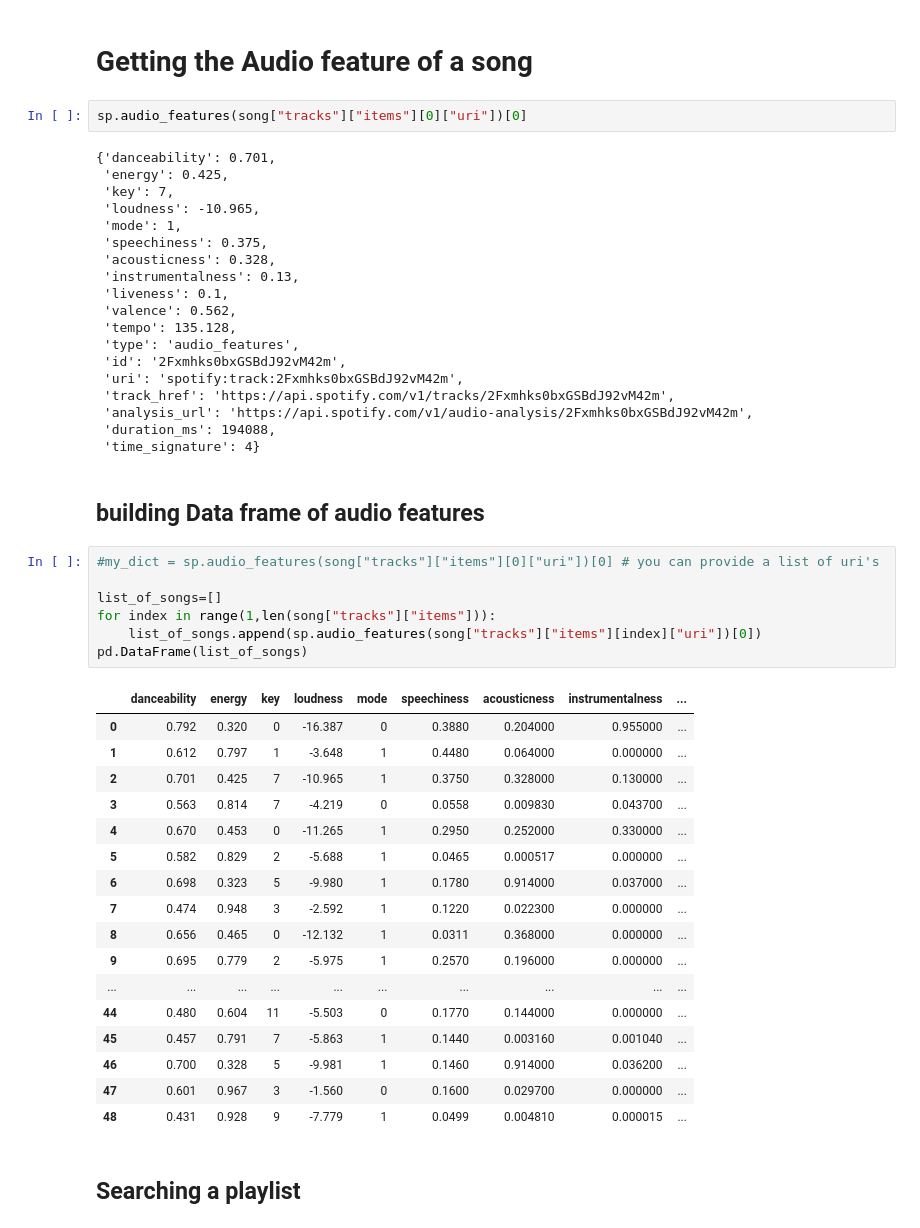
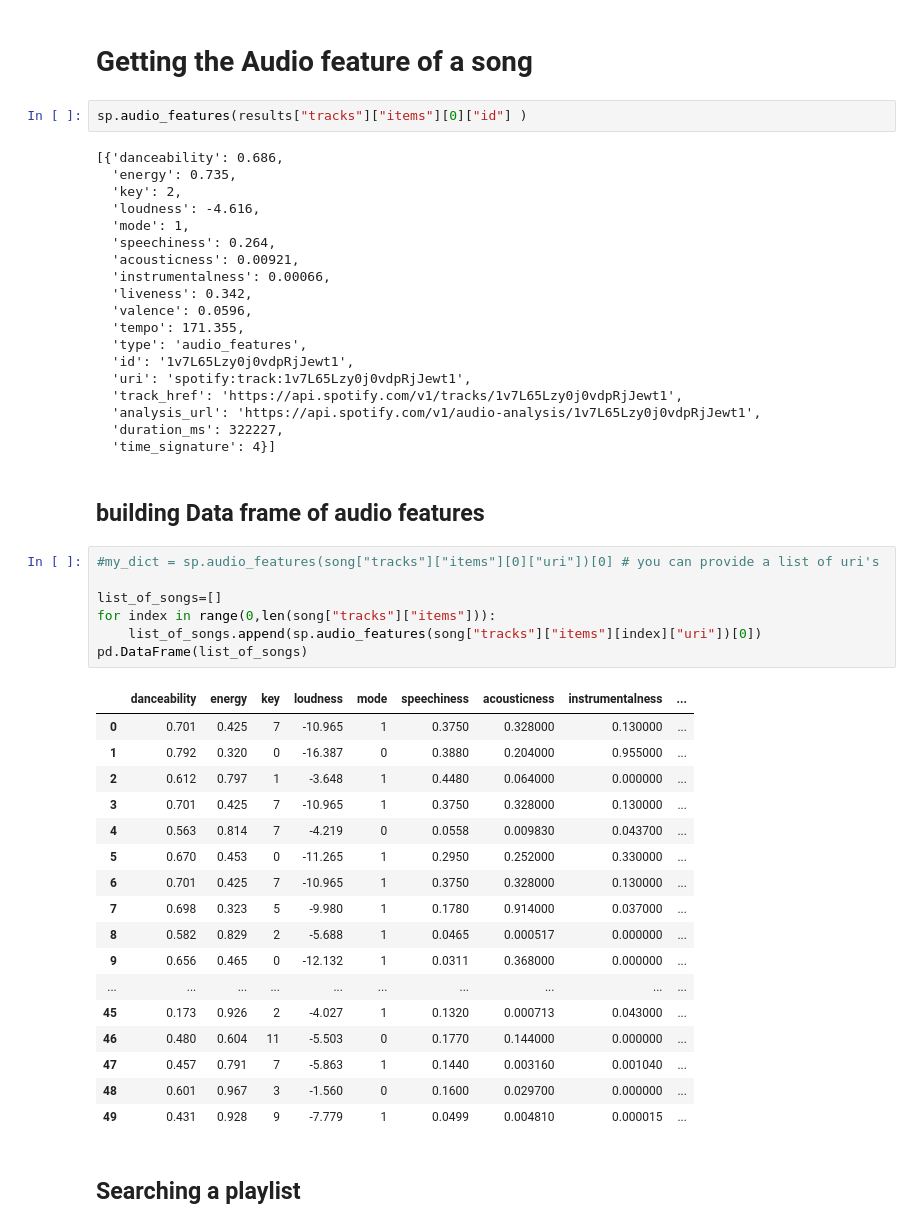
Before and after one commit to tunjaynasibli/IH_RH_DA_FT_JAN_2022, a Jupyter notebook: Class_Materials/Web_Scraping/Notebook_Code_Along_Spotify_Structure.ipynb, the cells around one changed output. Drawn from its saved outputs; the diff is of its cells as text.

```diff
--- a/Class_Materials/Web_Scraping/Notebook_Code_Along_Spotify_Structure.ipynb
+++ b/Class_Materials/Web_Scraping/Notebook_Code_Along_Spotify_Structure.ipynb
@@ -267,53 +267,53 @@ results["tracks"]["items"][0]["uri"] # Basically ID
 # %% [markdown]
 # Getting the Audio feature of a song
 # %%
-sp.audio_features(song["tracks"]["items"][0]["uri"])[0]
+sp.audio_features(results["tracks"]["items"][0]["id"] )
 # %% [output]
-{'danceability': 0.701,
- 'energy': 0.425,
- 'key': 7,
- 'loudness': -10.965,
- 'mode': 1,
- 'speechiness': 0.375,
- 'acousticness': 0.328,
- 'instrumentalness': 0.13,
- 'liveness': 0.1,
- 'valence': 0.562,
- 'tempo': 135.128,
- 'type': 'audio_features',
- 'id': '2Fxmhks0bxGSBdJ92vM42m',
- 'uri': 'spotify:track:2Fxmhks0bxGSBdJ92vM42m',
- 'track_href': 'https://api.spotify.com/v1/tracks/2Fxmhks0bxGSBdJ92vM42m',
- 'analysis_url': 'https://api.spotify.com/v1/audio-analysis/2Fxmhks0bxGSBdJ92vM42m',
- 'duration_ms': 194088,
- 'time_signature': 4}
+[{'danceability': 0.686,
+  'energy': 0.735,
+  'key': 2,
+  'loudness': -4.616,
+  'mode': 1,
+  'speechiness': 0.264,
+  'acousticness': 0.00921,
+  'instrumentalness': 0.00066,
+  'liveness': 0.342,
+  'valence': 0.0596,
+  'tempo': 171.355,
+  'type': 'audio_features',
+  'id': '1v7L65Lzy0j0vdpRjJewt1',
+  'uri': 'spotify:track:1v7L65Lzy0j0vdpRjJewt1',
+  'track_href': 'https://api.spotify.com/v1/tracks/1v7L65Lzy0j0vdpRjJewt1',
+  'analysis_url': 'https://api.spotify.com/v1/audio-analysis/1v7L65Lzy0j0vdpRjJewt1',
+  'duration_ms': 322227,
+  'time_signature': 4}]
 # %% [markdown]
 ## building Data frame of audio features
 # %%
 #my_dict = sp.audio_features(song["tracks"]["items"][0]["uri"])[0] # you can provide a list of uri's
 
 list_of_songs=[]
-for index in range(1,len(song["tracks"]["items"])):
+for index in range(0,len(song["tracks"]["items"])):
     list_of_songs.append(sp.audio_features(song["tracks"]["items"][index]["uri"])[0])
 pd.DataFrame(list_of_songs)
 # %% [output]
 |  | danceability | energy | key | loudness | mode | speechiness | acousticness | instrumentalness | ... |
-| 0 | 0.792 | 0.320 | 0 | -16.387 | 0 | 0.3880 | 0.204000 | 0.955000 | ... |
-| 1 | 0.612 | 0.797 | 1 | -3.648 | 1 | 0.4480 | 0.064000 | 0.000000 | ... |
-| 2 | 0.701 | 0.425 | 7 | -10.965 | 1 | 0.3750 | 0.328000 | 0.130000 | ... |
-| 3 | 0.563 | 0.814 | 7 | -4.219 | 0 | 0.0558 | 0.009830 | 0.043700 | ... |
-| 4 | 0.670 | 0.453 | 0 | -11.265 | 1 | 0.2950 | 0.252000 | 0.330000 | ... |
-| 5 | 0.582 | 0.829 | 2 | -5.688 | 1 | 0.0465 | 0.000517 | 0.000000 | ... |
-| 6 | 0.698 | 0.323 | 5 | -9.980 | 1 | 0.1780 | 0.914000 | 0.037000 | ... |
-| 7 | 0.474 | 0.948 | 3 | -2.592 | 1 | 0.1220 | 0.022300 | 0.000000 | ... |
-| 8 | 0.656 | 0.465 | 0 | -12.132 | 1 | 0.0311 | 0.368000 | 0.000000 | ... |
-| 9 | 0.695 | 0.779 | 2 | -5.975 | 1 | 0.2570 | 0.196000 | 0.000000 | ... |
+| 0 | 0.701 | 0.425 | 7 | -10.965 | 1 | 0.3750 | 0.328000 | 0.130000 | ... |
+| 1 | 0.792 | 0.320 | 0 | -16.387 | 0 | 0.3880 | 0.204000 | 0.955000 | ... |
+| 2 | 0.612 | 0.797 | 1 | -3.648 | 1 | 0.4480 | 0.064000 | 0.000000 | ... |
+| 3 | 0.701 | 0.425 | 7 | -10.965 | 1 | 0.3750 | 0.328000 | 0.130000 | ... |
+| 4 | 0.563 | 0.814 | 7 | -4.219 | 0 | 0.0558 | 0.009830 | 0.043700 | ... |
+| 5 | 0.670 | 0.453 | 0 | -11.265 | 1 | 0.2950 | 0.252000 | 0.330000 | ... |
+| 6 | 0.701 | 0.425 | 7 | -10.965 | 1 | 0.3750 | 0.328000 | 0.130000 | ... |
+| 7 | 0.698 | 0.323 | 5 | -9.980 | 1 | 0.1780 | 0.914000 | 0.037000 | ... |
+| 8 | 0.582 | 0.829 | 2 | -5.688 | 1 | 0.0465 | 0.000517 | 0.000000 | ... |
+| 9 | 0.656 | 0.465 | 0 | -12.132 | 1 | 0.0311 | 0.368000 | 0.000000 | ... |
 | ... | ... | ... | ... | ... | ... | ... | ... | ... | ... |
-| 44 | 0.480 | 0.604 | 11 | -5.503 | 0 | 0.1770 | 0.144000 | 0.000000 | ... |
-| 45 | 0.457 | 0.791 | 7 | -5.863 | 1 | 0.1440 | 0.003160 | 0.001040 | ... |
-| 46 | 0.700 | 0.328 | 5 | -9.981 | 1 | 0.1460 | 0.914000 | 0.036200 | ... |
-| 47 | 0.601 | 0.967 | 3 | -1.560 | 0 | 0.1600 | 0.029700 | 0.000000 | ... |
-| 48 | 0.431 | 0.928 | 9 | -7.779 | 1 | 0.0499 | 0.004810 | 0.000015 | ... |
+| 45 | 0.173 | 0.926 | 2 | -4.027 | 1 | 0.1320 | 0.000713 | 0.043000 | ... |
+| 46 | 0.480 | 0.604 | 11 | -5.503 | 0 | 0.1770 | 0.144000 | 0.000000 | ... |
+| 47 | 0.457 | 0.791 | 7 | -5.863 | 1 | 0.1440 | 0.003160 | 0.001040 | ... |
+| 48 | 0.601 | 0.967 | 3 | -1.560 | 0 | 0.1600 | 0.029700 | 0.000000 | ... |
+| 49 | 0.431 | 0.928 | 9 | -7.779 | 1 | 0.0499 | 0.004810 | 0.000015 | ... |
 # %% [markdown]
 ## Searching a playlist
 # %%
```
Also changed, not shown: parts of 5 cells of this notebook.
